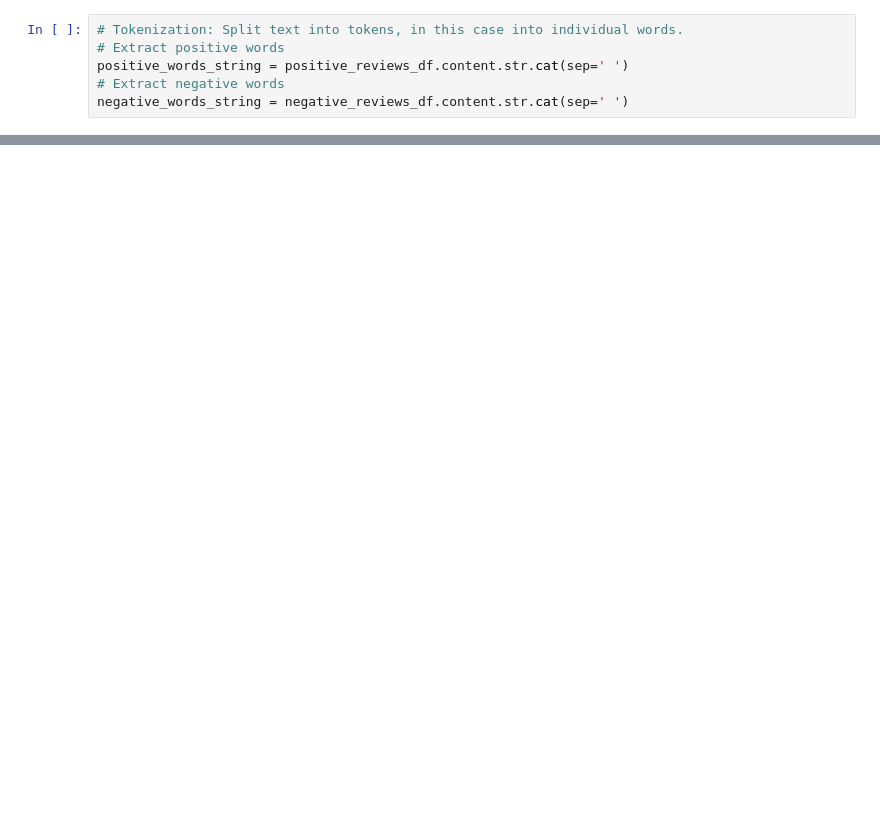
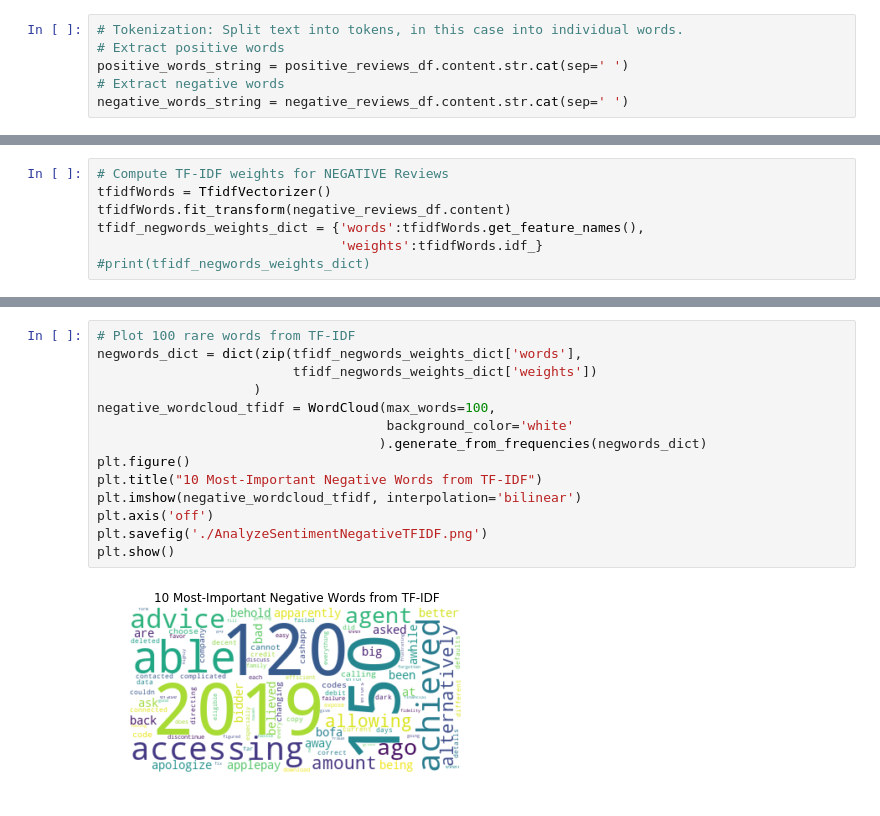
Before and after one commit to edwinfcampos/Showcase, a Jupyter notebook: AnalyzeSentiment.ipynb, the cells around one changed output, grey strips where cells are left out. Saved outputs shown, nothing was run; the diff lists cells and outputs as text; blank space fills up the shorter version.

```diff
--- a/AnalyzeSentiment.ipynb
+++ b/AnalyzeSentiment.ipynb
@@ -172,0 +244,7 @@ For this, vectorize the word counts: Use a CountVectorizer, which converts a col
+# %%
+# Compute TF-IDF weights for NEGATIVE Reviews
+tfidfWords = TfidfVectorizer()
+tfidfWords.fit_transform(negative_reviews_df.content)
+tfidf_negwords_weights_dict = {'words':tfidfWords.get_feature_names(),
+                               'weights':tfidfWords.idf_}
+#print(tfidf_negwords_weights_dict)
@@ -172,0 +276,16 @@ For this, vectorize the word counts: Use a CountVectorizer, which converts a col
+# %%
+# Plot 100 rare words from TF-IDF
+negwords_dict = dict(zip(tfidf_negwords_weights_dict['words'],
+                         tfidf_negwords_weights_dict['weights'])
+                    )
+negative_wordcloud_tfidf = WordCloud(max_words=100,
+                                     background_color='white'
+                                    ).generate_from_frequencies(negwords_dict)
+plt.figure()
+plt.title("10 Most-Important Negative Words from TF-IDF")
+plt.imshow(negative_wordcloud_tfidf, interpolation='bilinear')
+plt.axis('off')
+plt.savefig('./AnalyzeSentimentNegativeTFIDF.png')
+plt.show()
+# %% [output]
+[figure, added]
```
Also changed, not shown: parts of 18 cells of this notebook.
